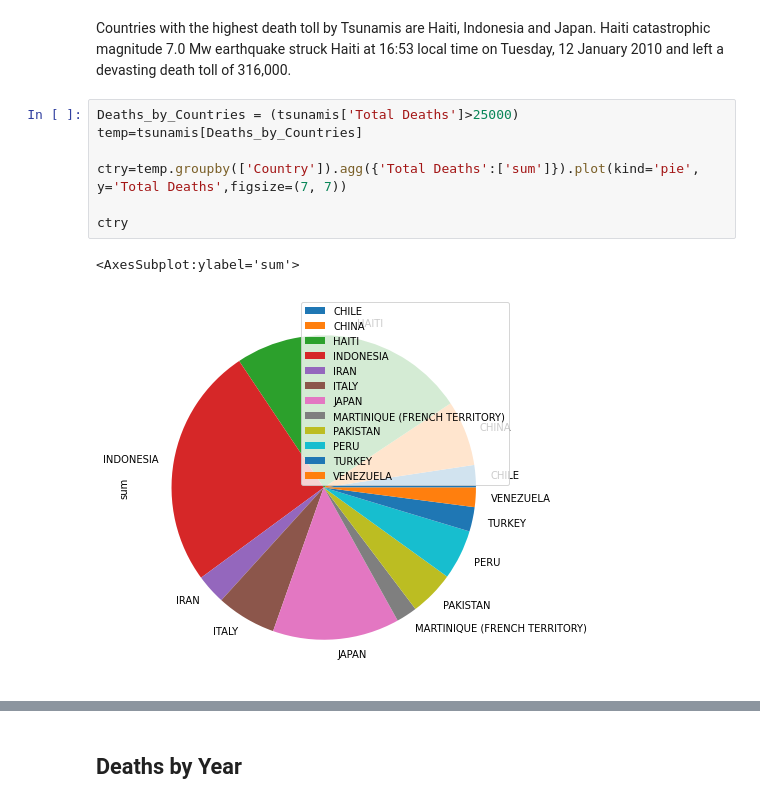
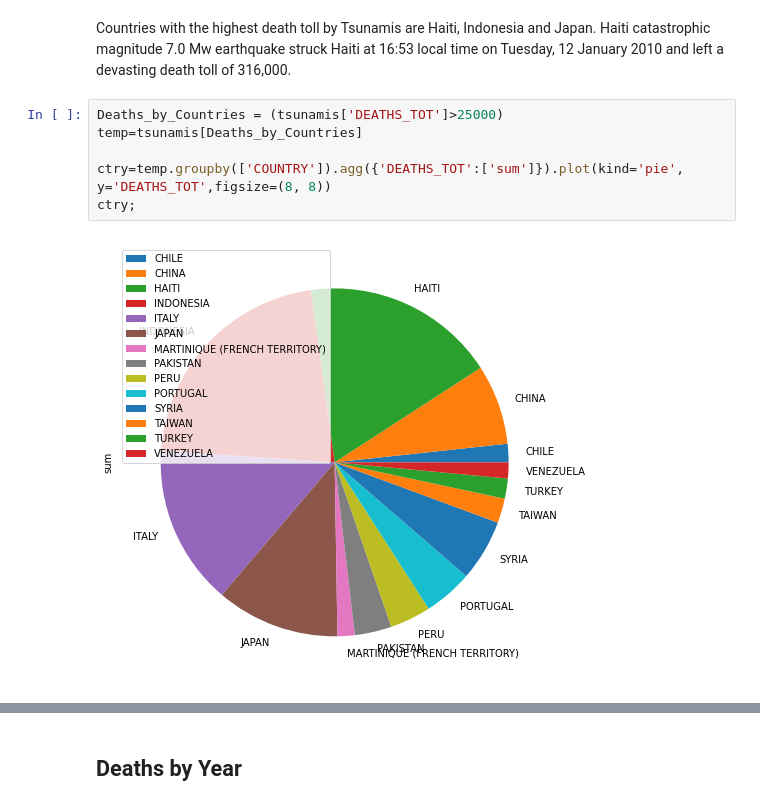
Before and after one commit to ImyPG/Natural-Disaster-Prediction, a Jupyter notebook: ND.ipynb, the cells around one changed output, grey strips where cells are left out. Drawn from its saved outputs; the diff is of its cells as text.

```diff
--- a/ND.ipynb
+++ b/ND.ipynb
@@ -318,13 +329,11 @@ array([[<AxesSubplot:title={'center':"('Total Deaths', 'sum')"}>]],
 Countries with the highest death toll by Tsunamis are  Haiti, Indonesia  and Japan.
 Haiti catastrophic magnitude 7.0 Mw earthquake struck Haiti at 16:53 local time on Tuesday, 12 January 2010 and left a devasting death toll of 316,000.
 # %%
-Deaths_by_Countries = (tsunamis['Total Deaths']>25000)
+Deaths_by_Countries = (tsunamis['DEATHS_TOT']>25000)
 temp=tsunamis[Deaths_by_Countries]
 
-ctry=temp.groupby(['Country']).agg({'Total Deaths':['sum']}).plot(kind='pie', y='Total Deaths',figsize=(7, 7))
-
-ctry
+ctry=temp.groupby(['COUNTRY']).agg({'DEATHS_TOT':['sum']}).plot(kind='pie', y='DEATHS_TOT',figsize=(8, 8))
+ctry;
 # %% [output]
-<AxesSubplot:ylabel='sum'>
-[figure, old version]
+[figure, new version]
 # %%
```
Also changed, not shown: parts of 23 cells of this notebook.
